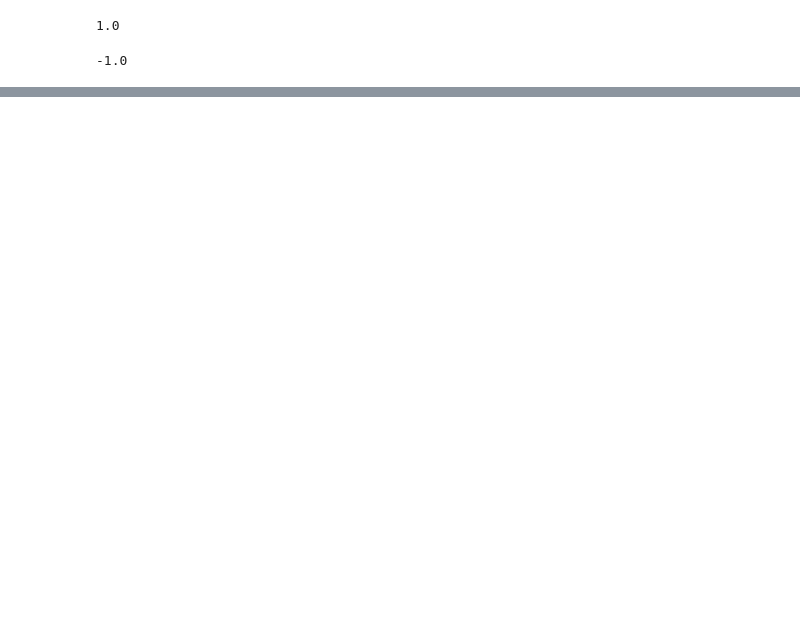
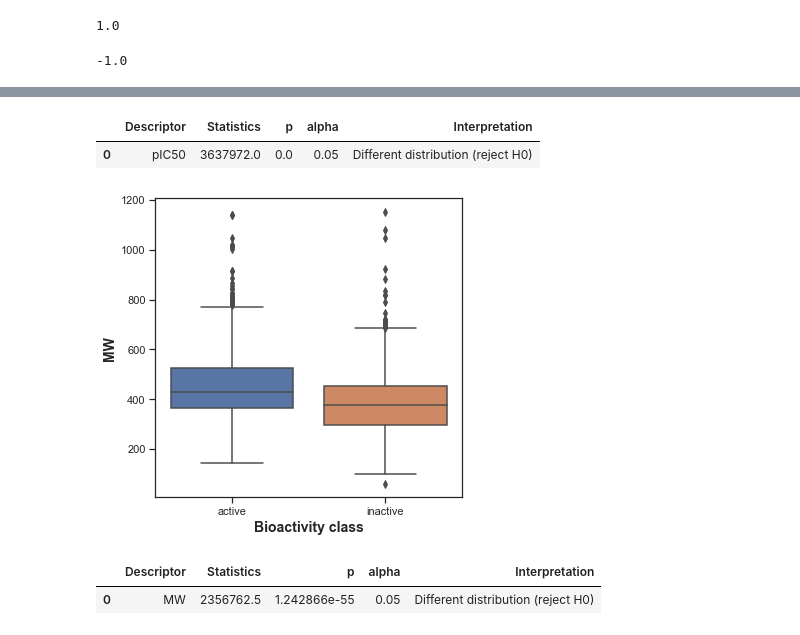
Before and after one commit to teutta/bigdata_in_bioinformatics, a Jupyter notebook: exploratory_data.ipynb, the cells around one changed output, grey strips where cells are left out. Saved outputs shown, nothing was run; the diff lists cells and outputs as text; code cells hidden in the pictures; blank space fills up the shorter version.

```diff
--- a/exploratory_data.ipynb
+++ b/exploratory_data.ipynb
@@ -277,0 +376,5 @@ df_2class.to_csv('acetylcholinesterase_05_bioactivity_data_2class_pIC50.csv')
+# %%
+mannwhitney('pIC50')
+# %% [output]
+|  | Descriptor | Statistics | p | alpha | Interpretation |
+| 0 | pIC50 | 3637972.0 | 0.0 | 0.05 | Different distribution (reject H0) |
@@ -277,0 +383,16 @@ df_2class.to_csv('acetylcholinesterase_05_bioactivity_data_2class_pIC50.csv')
+# %%
+plt.figure(figsize=(5.5, 5.5))
+
+sns.boxplot(x = 'class', y = 'MW', data = df_2class)
+
+plt.xlabel('Bioactivity class', fontsize=14, fontweight='bold')
+plt.ylabel('MW', fontsize=14, fontweight='bold')
+
+plt.savefig('plot_MW.pdf')
+# %% [output]
+[figure, added]
+# %%
+mannwhitney('MW')
+# %% [output]
+|  | Descriptor | Statistics | p | alpha | Interpretation |
+| 0 | MW | 2356762.5 | 1.242866e-55 | 0.05 | Different distribution (reject H0) |
```
Also changed, not shown: parts of 30 cells of this notebook.
